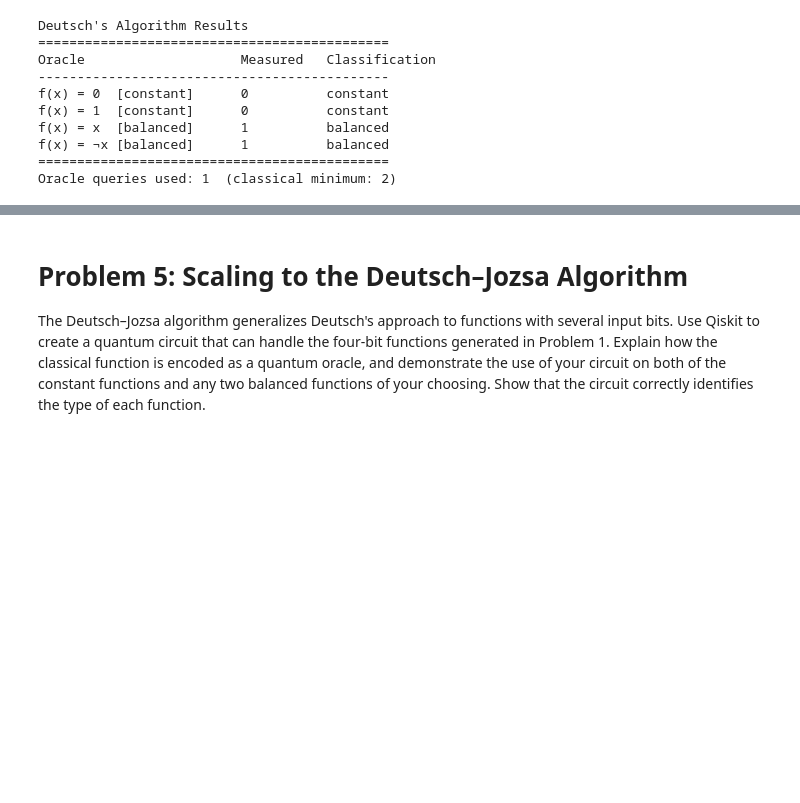
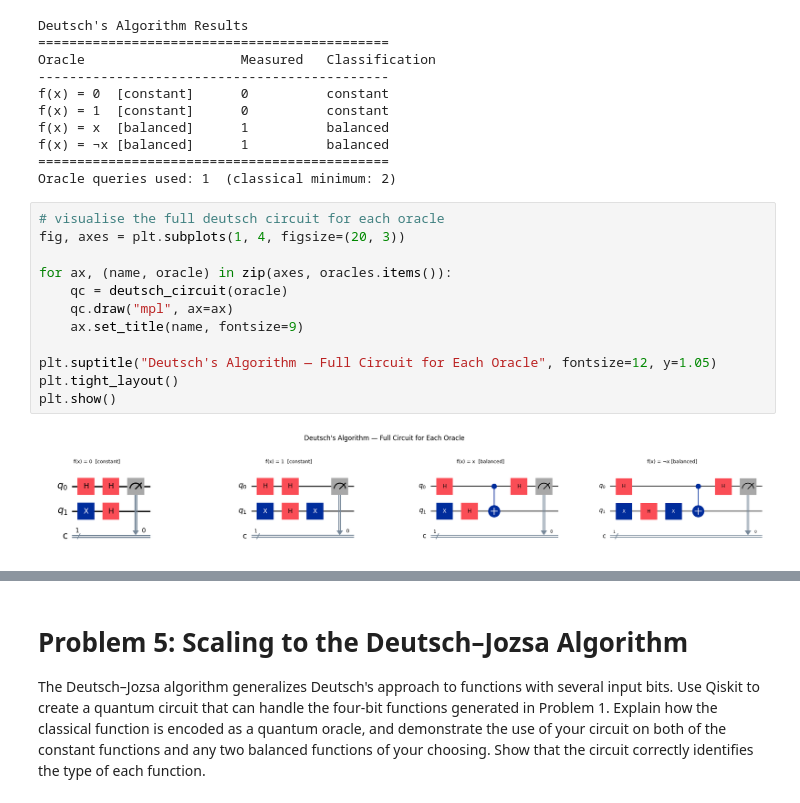
Before and after one commit to nathanbuyr/EmergingTechnologiesNoteBook, a Jupyter notebook: problems.ipynb, the cells around one changed output, grey strips where cells are left out. Cells and saved outputs as stored; diff of their text form; blank space fills up the shorter version.

```diff
--- a/problems.ipynb
+++ b/problems.ipynb
@@ -912,3 +1000,17 @@ f(x) = x  [balanced]      1          balanced
 f(x) = ¬x [balanced]      1          balanced
 =============================================
 Oracle queries used: 1  (classical minimum: 2)
+# %%
+# visualise the full deutsch circuit for each oracle
+fig, axes = plt.subplots(1, 4, figsize=(20, 3))
+
+for ax, (name, oracle) in zip(axes, oracles.items()):
+    qc = deutsch_circuit(oracle)
+    qc.draw("mpl", ax=ax)
+    ax.set_title(name, fontsize=9)
+
+plt.suptitle("Deutsch's Algorithm — Full Circuit for Each Oracle", fontsize=12, y=1.05)
+plt.tight_layout()
+plt.show()
+# %% [output]
+[figure, added]
```
Also changed, not shown: parts of 4 cells of this notebook.
